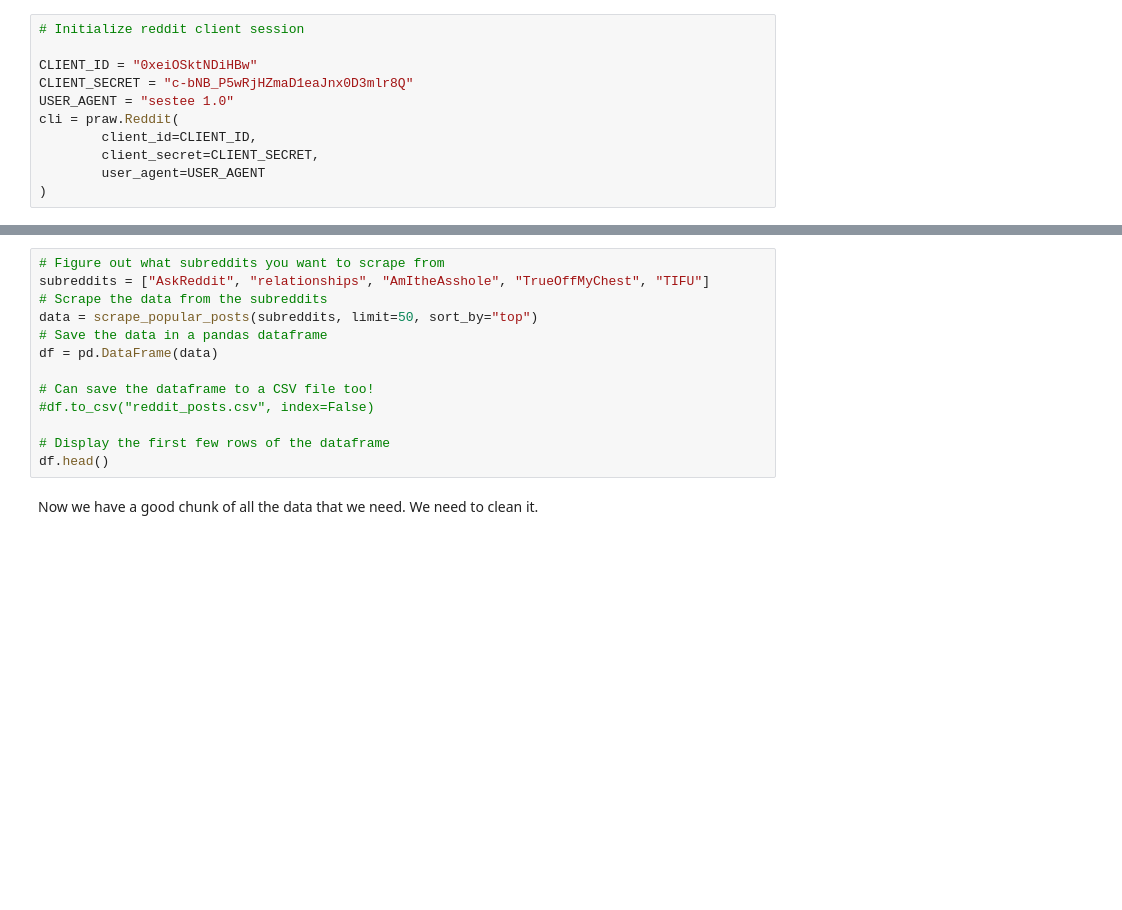
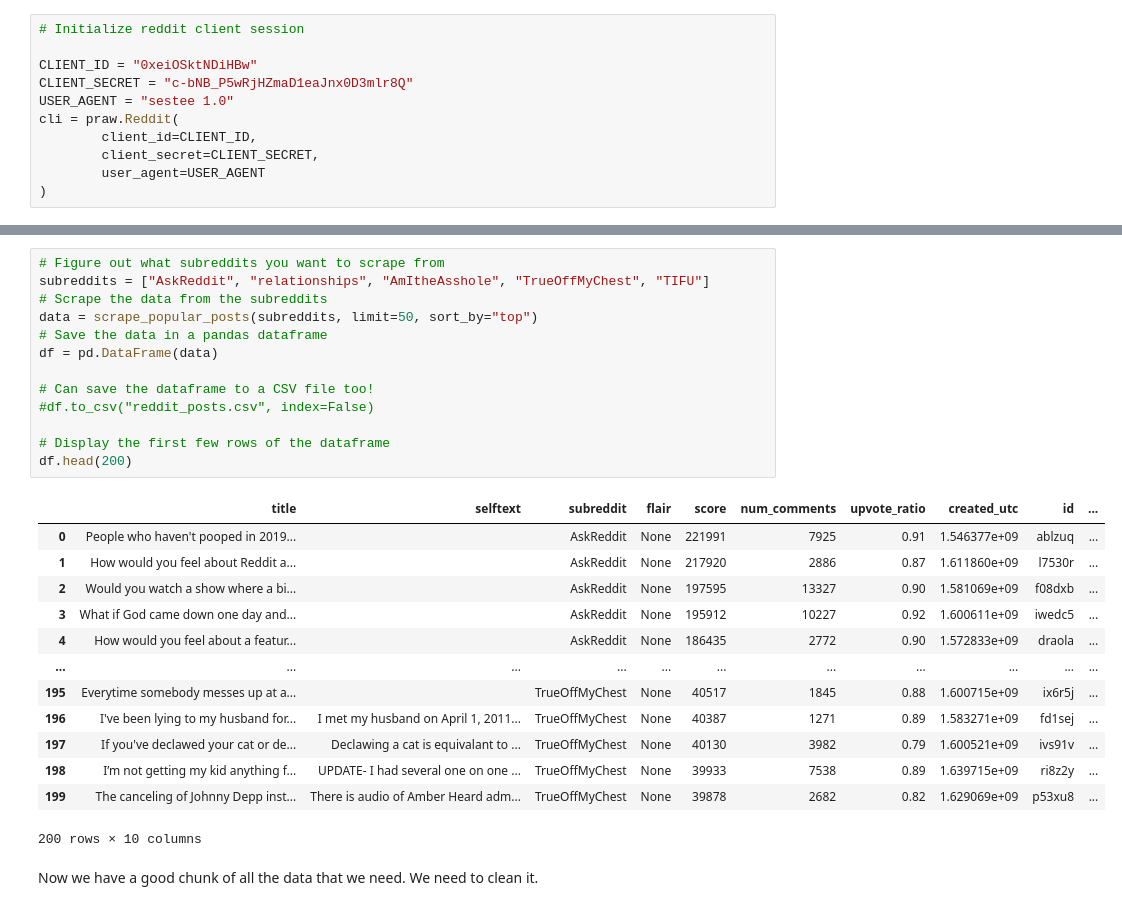
Before and after one commit to AtinChing/Applied-AI-ML-Implementations, a Jupyter notebook: classifier/reddit_niche_classifier.ipynb, the cells around one changed output, grey strips where cells are left out. Saved outputs shown, nothing was run; the diff lists cells and outputs as text; blank space fills up the shorter version.

```diff
--- a/classifier/reddit_niche_classifier.ipynb
+++ b/classifier/reddit_niche_classifier.ipynb
@@ -64,16 +72,30 @@ def scrape_popular_posts(subreddits, limit=100, sort_by="top"):
 # %%
 # Figure out what subreddits you want to scrape from
 subreddits = ["AskReddit", "relationships", "AmItheAsshole", "TrueOffMyChest", "TIFU"]
 # Scrape the data from the subreddits
 data = scrape_popular_posts(subreddits, limit=50, sort_by="top")
 # Save the data in a pandas dataframe
 df = pd.DataFrame(data)
 
 # Can save the dataframe to a CSV file too!
 #df.to_csv("reddit_posts.csv", index=False)
 
 # Display the first few rows of the dataframe
-df.head()
+df.head(200)
+# %% [output]
+|  | title | selftext | subreddit | flair | score | num_comments | upvote_ratio | created_utc | id | ... |
+| 0 | People who haven't pooped in 2019... |  | AskReddit | None | 221991 | 7925 | 0.91 | 1.546377e+09 | ablzuq | ... |
+| 1 | How would you feel about Reddit a... |  | AskReddit | None | 217920 | 2886 | 0.87 | 1.611860e+09 | l7530r | ... |
+| 2 | Would you watch a show where a bi... |  | AskReddit | None | 197595 | 13327 | 0.90 | 1.581069e+09 | f08dxb | ... |
+| 3 | What if God came down one day and... |  | AskReddit | None | 195912 | 10227 | 0.92 | 1.600611e+09 | iwedc5 | ... |
+| 4 | How would you feel about a featur... |  | AskReddit | None | 186435 | 2772 | 0.90 | 1.572833e+09 | draola | ... |
+| ... | ... | ... | ... | ... | ... | ... | ... | ... | ... | ... |
+| 195 | Everytime somebody messes up at a... |  | TrueOffMyChest | None | 40517 | 1845 | 0.88 | 1.600715e+09 | ix6r5j | ... |
+| 196 | I've been lying to my husband for... | I met my husband on April 1, 2011... | TrueOffMyChest | None | 40387 | 1271 | 0.89 | 1.583271e+09 | fd1sej | ... |
+| 197 | If you've declawed your cat or de... | Declawing a cat is equivalant to ... | TrueOffMyChest | None | 40130 | 3982 | 0.79 | 1.600521e+09 | ivs91v | ... |
+| 198 | I’m not getting my kid anything f... | UPDATE- I had several one on one ... | TrueOffMyChest | None | 39933 | 7538 | 0.89 | 1.639715e+09 | ri8z2y | ... |
+| 199 | The canceling of Johnny Depp inst... | There is audio of Amber Heard adm... | TrueOffMyChest | None | 39878 | 2682 | 0.82 | 1.629069e+09 | p53xu8 | ... |
+200 rows × 10 columns
 # %% [markdown]
 Now we have a good chunk of all the data that we need. We need to clean it.
 # %%
```
Also changed, not shown: parts of 6 cells of this notebook.
